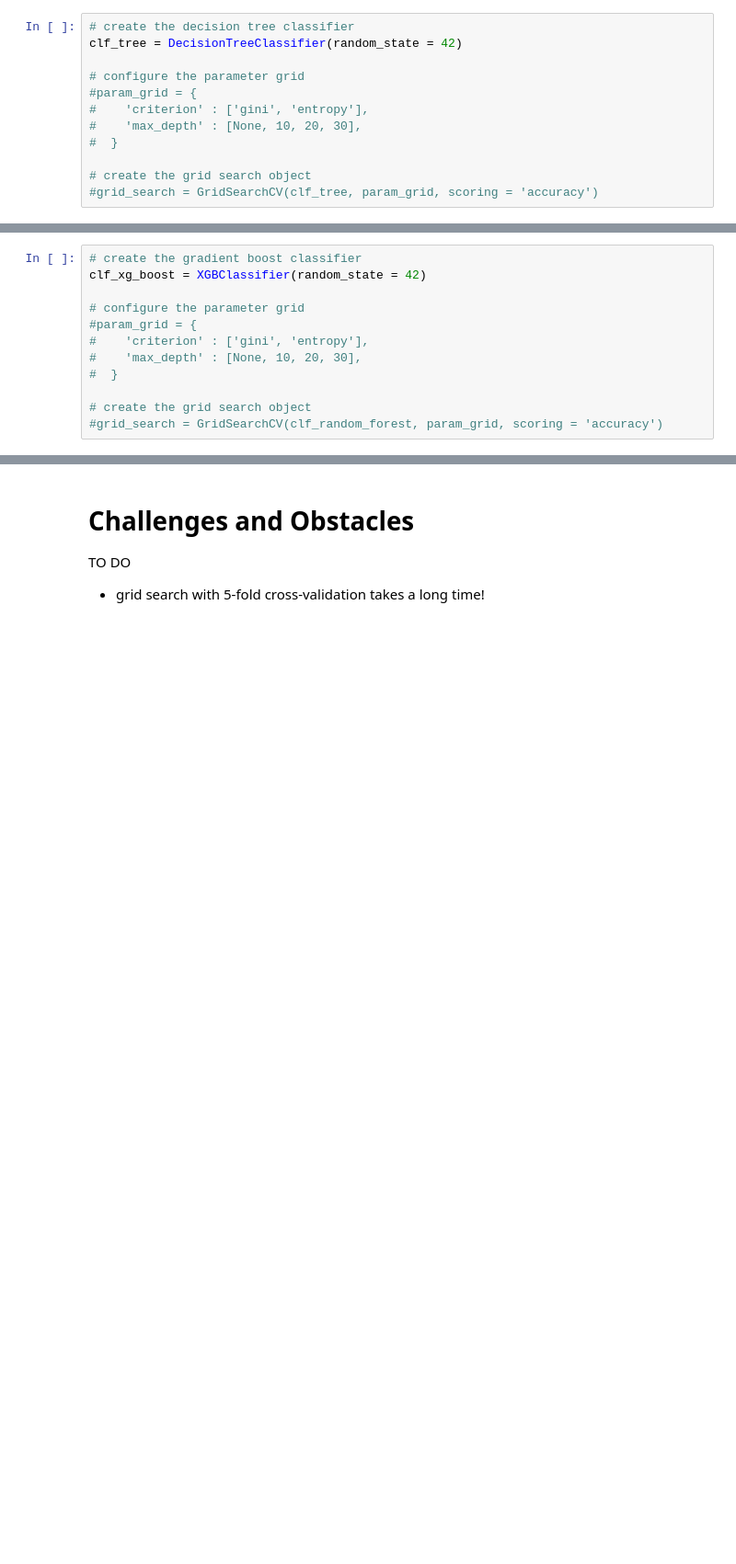
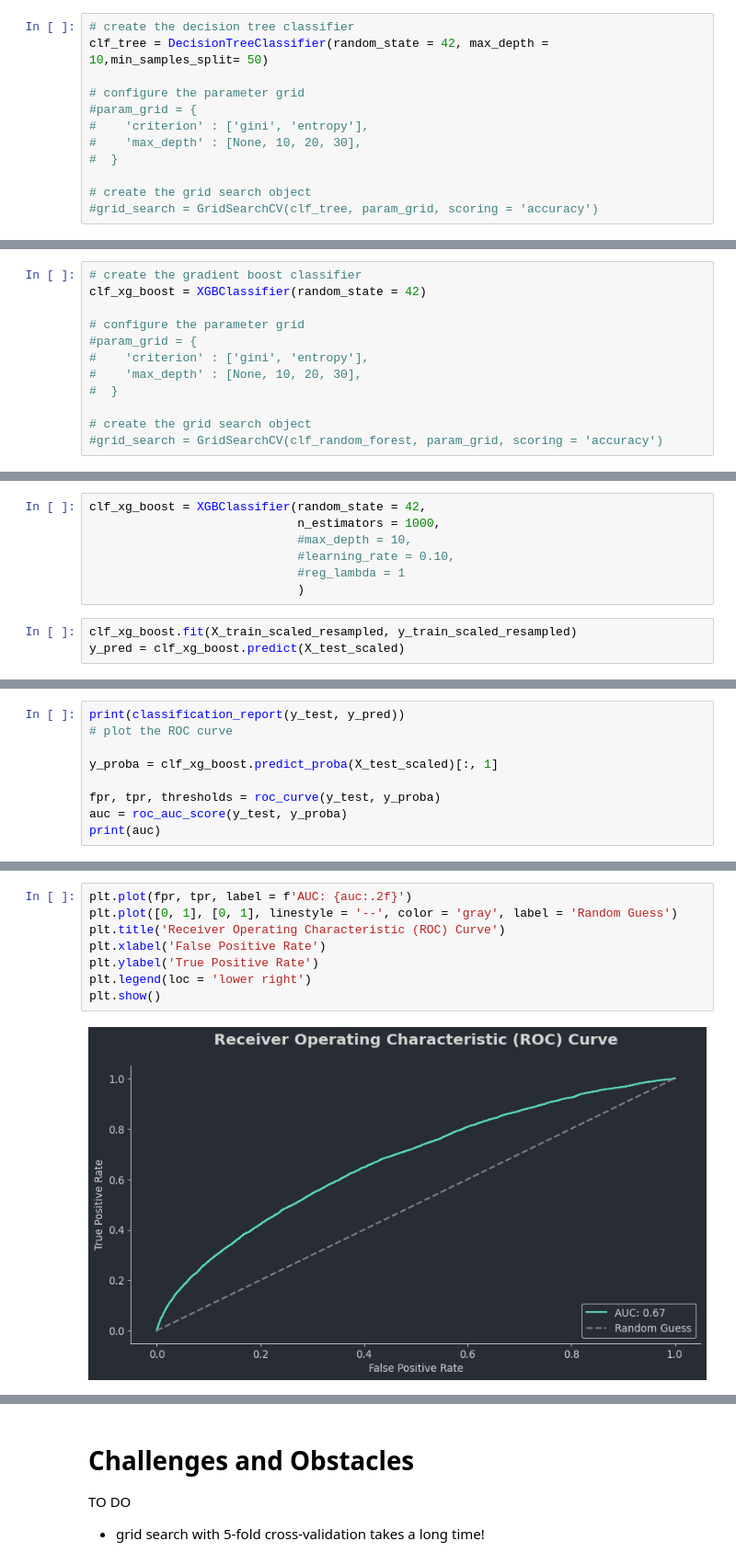
Before and after one commit to rca-devs/CIS-5450, a Jupyter notebook: Copy_of_CIS_5450_course_project_with_modeling_v2.ipynb, the cells around one changed output, grey strips where cells are left out. Shown at 92% size. Drawn from its saved outputs; the diff is of its cells as text; blank space fills up the shorter version.

```diff
--- a/Copy_of_CIS_5450_course_project_with_modeling_v2.ipynb
+++ b/Copy_of_CIS_5450_course_project_with_modeling_v2.ipynb
@@ -2551,7 +1827,7 @@ Observations
 ## Decision Trees
 # %%
 # create the decision tree classifier
-clf_tree = DecisionTreeClassifier(random_state = 42)
+clf_tree = DecisionTreeClassifier(random_state = 42, max_depth = 10,min_samples_split= 50)
 
 # configure the parameter grid
 #param_grid = {
@@ -2725,0 +2146,10 @@ plt.show()
+# %%
+clf_xg_boost = XGBClassifier(random_state = 42,
+                             n_estimators = 1000,
+                             #max_depth = 10,
+                             #learning_rate = 0.10,
+                             #reg_lambda = 1
+                             )
+# %%
+clf_xg_boost.fit(X_train_scaled_resampled, y_train_scaled_resampled)
+y_pred = clf_xg_boost.predict(X_test_scaled)
@@ -2725,0 +2165,9 @@ plt.show()
+# %%
+print(classification_report(y_test, y_pred))
+# plot the ROC curve
+
+y_proba = clf_xg_boost.predict_proba(X_test_scaled)[:, 1]
+
+fpr, tpr, thresholds = roc_curve(y_test, y_proba)
+auc = roc_auc_score(y_test, y_proba)
+print(auc)
@@ -2725,0 +2185,10 @@ plt.show()
+# %%
+plt.plot(fpr, tpr, label = f'AUC: {auc:.2f}')
+plt.plot([0, 1], [0, 1], linestyle = '--', color = 'gray', label = 'Random Guess')
+plt.title('Receiver Operating Characteristic (ROC) Curve')
+plt.xlabel('False Positive Rate')
+plt.ylabel('True Positive Rate')
+plt.legend(loc = 'lower right')
+plt.show()
+# %% [output]
+[figure, added]
```
Also changed, not shown: parts of 192 cells of this notebook.
